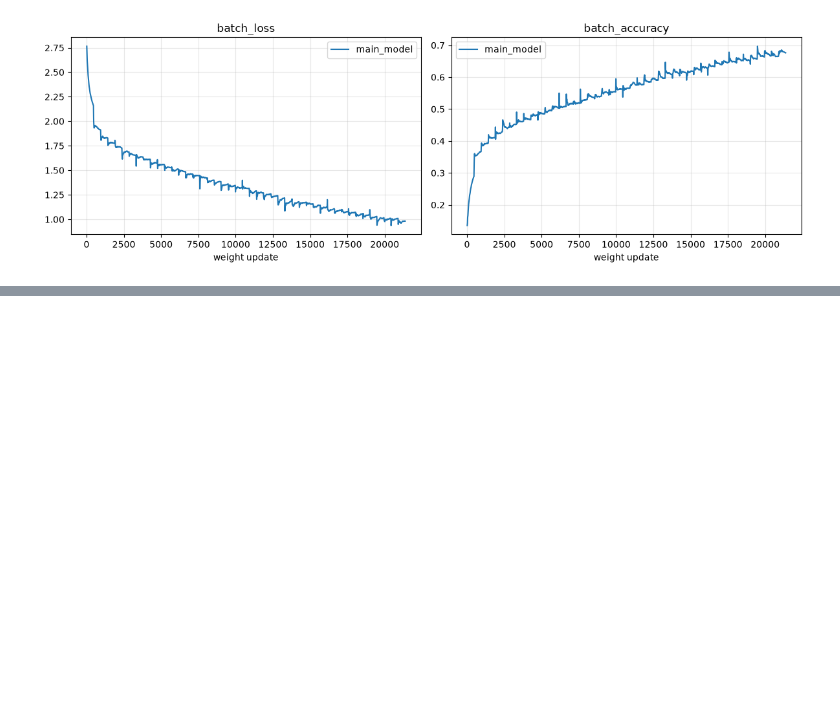
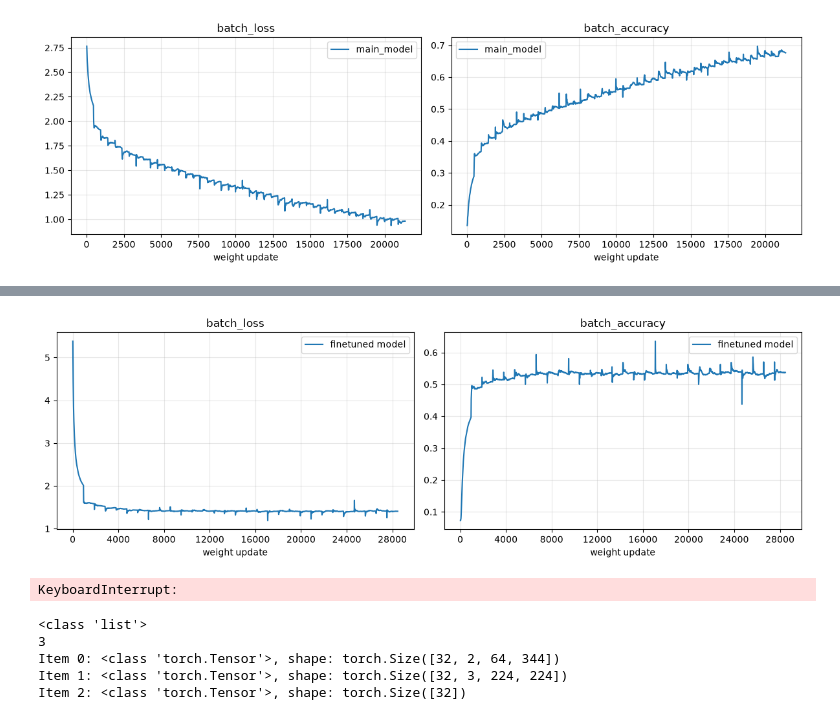
Before and after one commit to plofski/dl_spotify, a Jupyter notebook: dl_indie.ipynb, the cells around one changed output, grey strips where cells are left out. Drawn from its saved outputs; the diff is of its cells as text; code cells hidden in the pictures; blank space fills up the shorter version.

```diff
--- a/dl_indie.ipynb
+++ b/dl_indie.ipynb
@@ -1671,4 +1961,24 @@ RuntimeError: Expected 2D (unbatched) or 3D (batched) input to conv1d, but got i
+# %%
+plot_history({"finetuned model":history}, metrics=('batch_loss', 'batch_accuracy'))
+# %% [output]
+[figure, added]
 # %%
-generate_report(finetuningModel,train_dl_finetuning,id_to_class)
-generate_report(finetuningModel,test_dl_finetuning,id_to_class)
-generate_report(finetuningModel,val_dl_finetuning,id_to_class)
+#generate_report_finetuned(finetuningModel,train_dl_finetuning,id_to_class,"finetuning model train set")
+generate_report_finetuned(finetuningModel,test_dl_finetuning,id_to_class,"finetuning model test set")
+#generate_report_finetuned(finetuningModel,val_dl_finetuning,id_to_class,"finetuning model validation set")
+# %% [output]
+KeyboardInterrupt:
+# %%
+batch = next(iter(train_dl))
+
+print(type(batch))
+print(len(batch))
+
+for i, item in enumerate(batch):
+    print(f"Item {i}: {type(item)}, shape: {item.shape if hasattr(item, 'shape') else 'geen shape'}")
+# %% [output]
+<class 'list'>
+3
+Item 0: <class 'torch.Tensor'>, shape: torch.Size([32, 2, 64, 344])
+Item 1: <class 'torch.Tensor'>, shape: torch.Size([32, 3, 224, 224])
+Item 2: <class 'torch.Tensor'>, shape: torch.Size([32])
```
Also changed, not shown: parts of 36 cells of this notebook, 3 other files.
